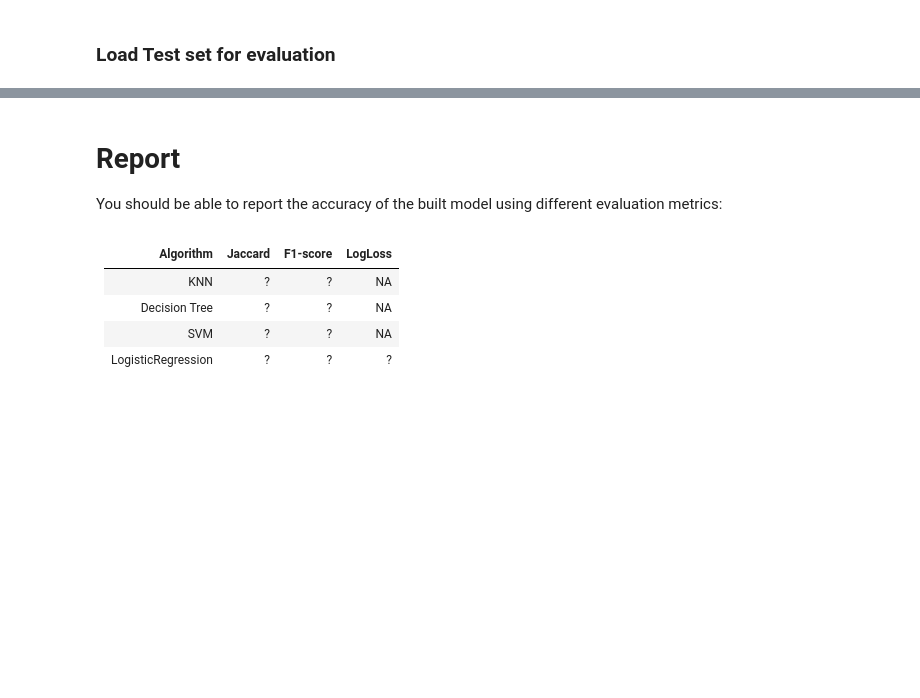
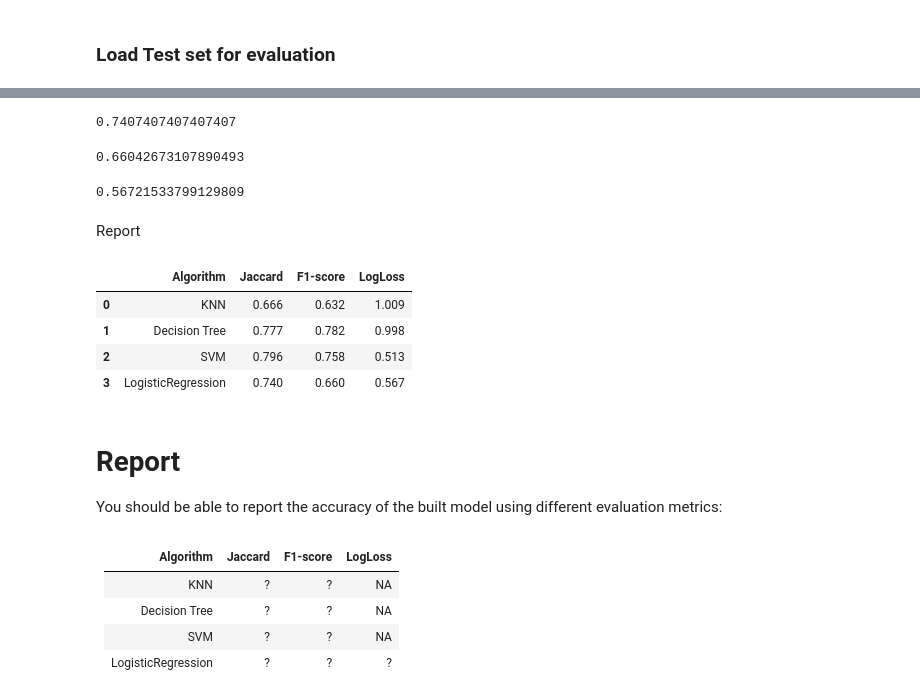
Before and after one commit to jaszhou/capstone, a Jupyter notebook: ML Assignment.ipynb, the cells around one changed output, grey strips where cells are left out. Saved outputs shown, nothing was run; the diff lists cells and outputs as text; code cells hidden in the pictures; blank space fills up the shorter version.

```diff
--- a/ML Assignment.ipynb
+++ b/ML Assignment.ipynb
@@ -310,0 +604,8 @@ test_df.head()
+# %%
+jaccard_similarity_score(y_test, yhat)
+# %% [output]
+0.7407407407407407
+# %%
+f1_score(y_test, yhat, average='weighted')
+# %% [output]
+0.66042673107890493
@@ -311,3 +614,29 @@ test_df.head()
+# %%
+log_loss(y_test, yhat_prob)
+# %% [output]
+0.56721533799129809
+# %% [markdown]
+Report
+# %%
+#newDF = pd.DataFrame() #creates a new dataframe that's empty
+#newDF = newDF.append(oldDF, ignore_index = True) # ignoring index is optional
+# try printing some data from newDF
+#print newDF.head() #again optional
+col_names =  ['Algorithm', 'Jaccard', 'F1-score','LogLoss']
+my_df  = pd.DataFrame(columns = col_names)
+
+my_df.loc[len(my_df)] = ['KNN','0.666','0.632','1.009']
+my_df.loc[len(my_df)] = ['Decision Tree','0.777','0.782','0.998']
+my_df.loc[len(my_df)] = ['SVM','0.796','0.758','0.513']
+my_df.loc[len(my_df)] = ['LogisticRegression','0.740','0.660','0.567']
+#my_df.append(['KNN','0.666','0.632','1.099'])
+my_df
+# %% [output]
+|  | Algorithm | Jaccard | F1-score | LogLoss |
+| 0 | KNN | 0.666 | 0.632 | 1.009 |
+| 1 | Decision Tree | 0.777 | 0.782 | 0.998 |
+| 2 | SVM | 0.796 | 0.758 | 0.513 |
+| 3 | LogisticRegression | 0.740 | 0.660 | 0.567 |
 # %% [markdown]
 # Report
 You should be able to report the accuracy of the built model using different evaluation metrics:
```
Also changed, not shown: parts of 57 cells of this notebook.
